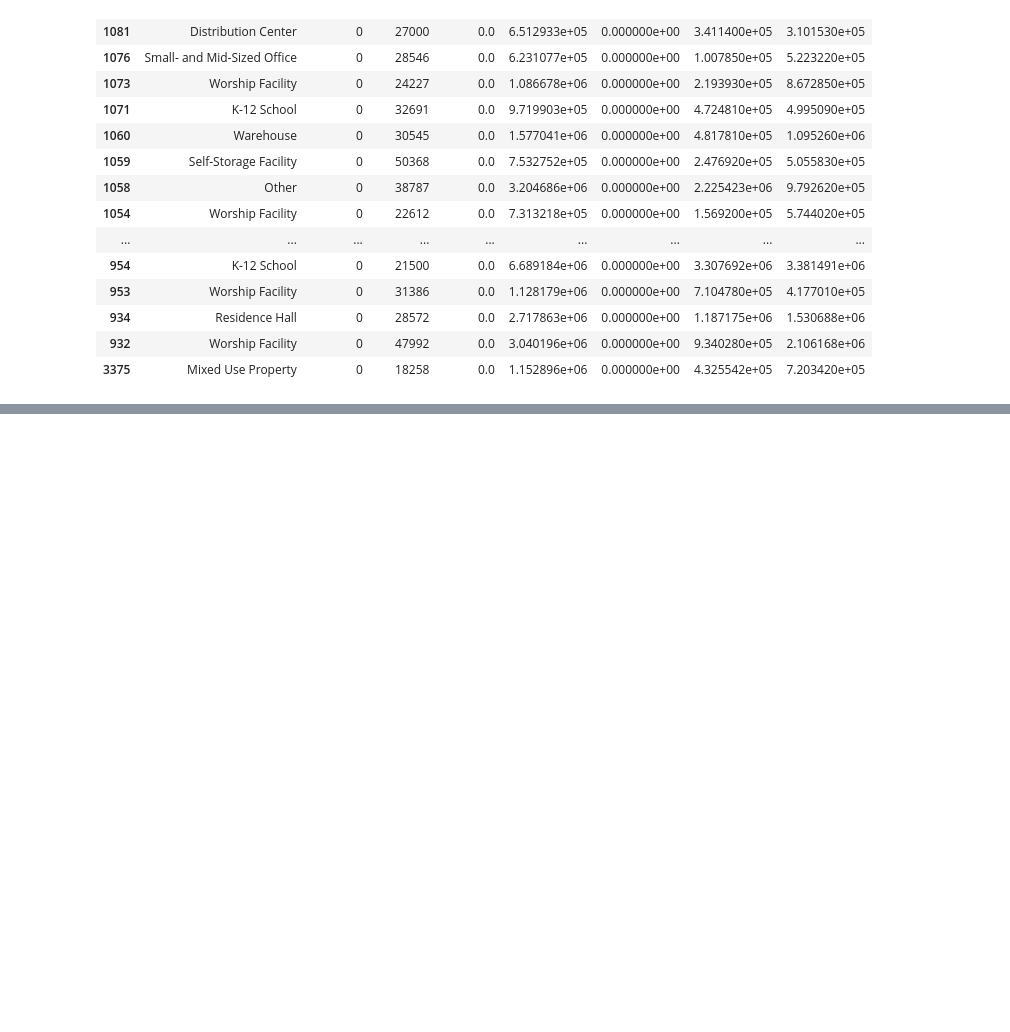
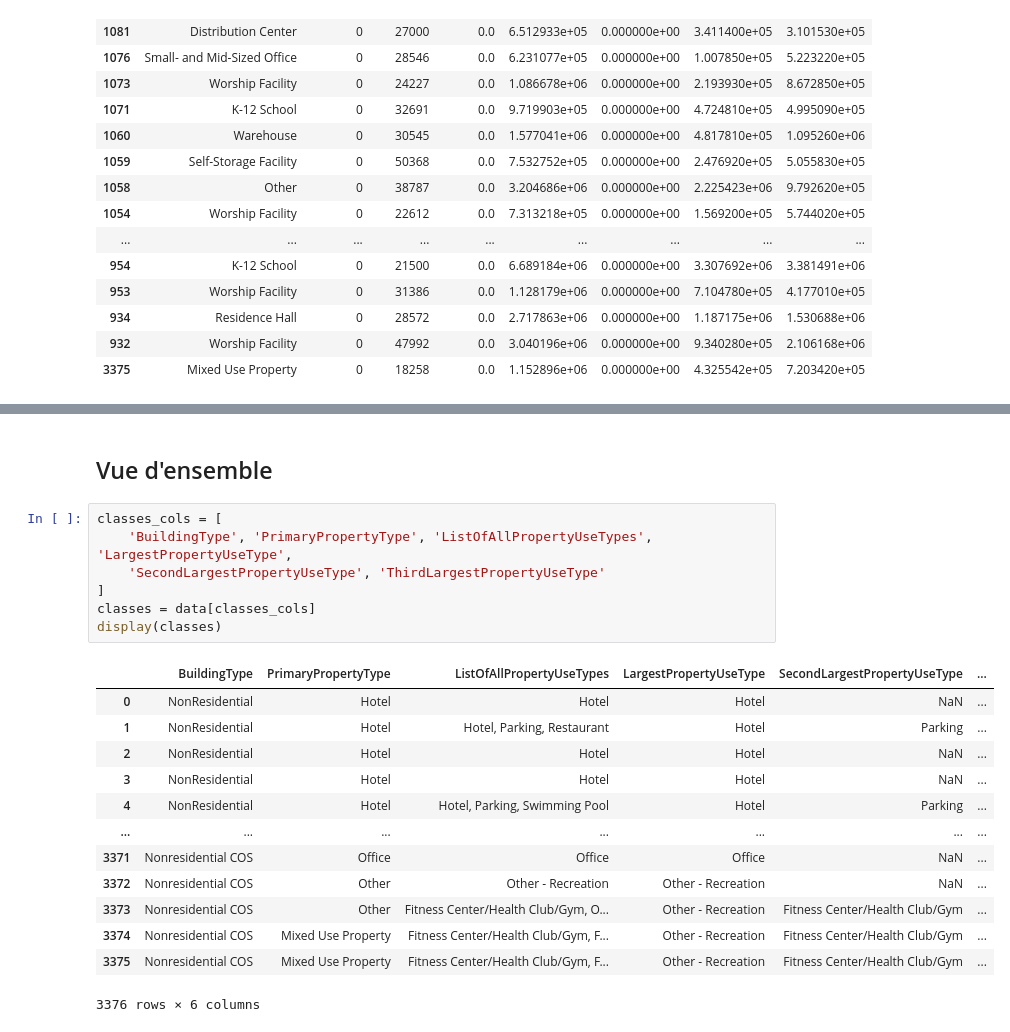
Before and after one commit to Franck-PepperLabs/pepper_carbon-neutral_seattle, a Jupyter notebook: jupyter/scratchpad.ipynb, the cells around one changed output, grey strips where cells are left out. Drawn from its saved outputs; the diff is of its cells as text; blank space fills up the shorter version.

```diff
--- a/jupyter/scratchpad.ipynb
+++ b/jupyter/scratchpad.ipynb
@@ -1033,0 +1007,23 @@ See the caveats in the documentation: https://pandas.pydata.org/pandas-docs/stab
+# %% [markdown]
+## Vue d'ensemble
+# %%
+classes_cols = [
+    'BuildingType', 'PrimaryPropertyType', 'ListOfAllPropertyUseTypes', 'LargestPropertyUseType',
+    'SecondLargestPropertyUseType', 'ThirdLargestPropertyUseType'
+]
+classes = data[classes_cols]
+display(classes)
+# %% [output]
+|  | BuildingType | PrimaryPropertyType | ListOfAllPropertyUseTypes | LargestPropertyUseType | SecondLargestPropertyUseType | ... |
+| 0 | NonResidential | Hotel | Hotel | Hotel | NaN | ... |
+| 1 | NonResidential | Hotel | Hotel, Parking, Restaurant | Hotel | Parking | ... |
+| 2 | NonResidential | Hotel | Hotel | Hotel | NaN | ... |
+| 3 | NonResidential | Hotel | Hotel | Hotel | NaN | ... |
+| 4 | NonResidential | Hotel | Hotel, Parking, Swimming Pool | Hotel | Parking | ... |
+| ... | ... | ... | ... | ... | ... | ... |
+| 3371 | Nonresidential COS | Office | Office | Office | NaN | ... |
+| 3372 | Nonresidential COS | Other | Other - Recreation | Other - Recreation | NaN | ... |
+| 3373 | Nonresidential COS | Other | Fitness Center/Health Club/Gym, O... | Other - Recreation | Fitness Center/Health Club/Gym | ... |
+| 3374 | Nonresidential COS | Mixed Use Property | Fitness Center/Health Club/Gym, F... | Other - Recreation | Fitness Center/Health Club/Gym | ... |
+| 3375 | Nonresidential COS | Mixed Use Property | Fitness Center/Health Club/Gym, F... | Other - Recreation | Fitness Center/Health Club/Gym | ... |
+3376 rows × 6 columns
```
Also changed, not shown: parts of 81 cells of this notebook, 1 other file.
